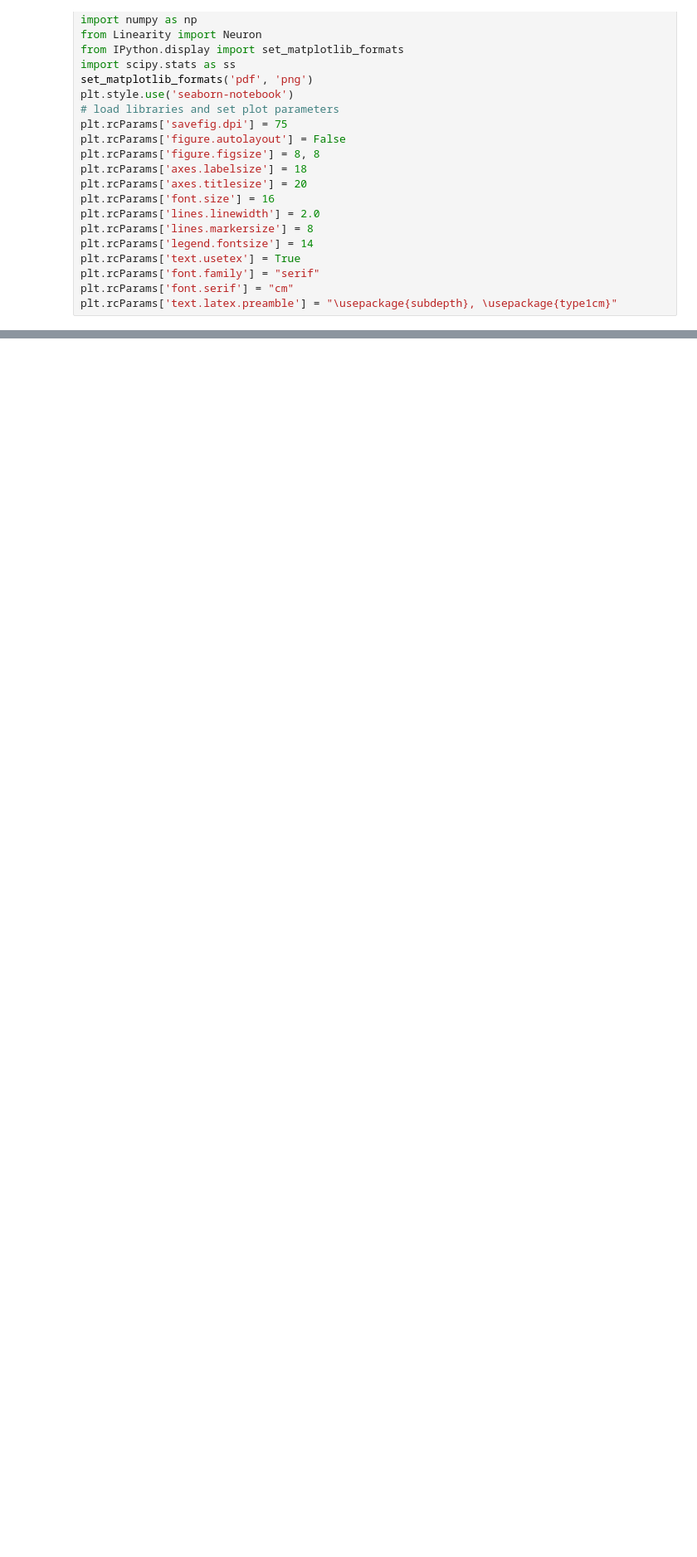
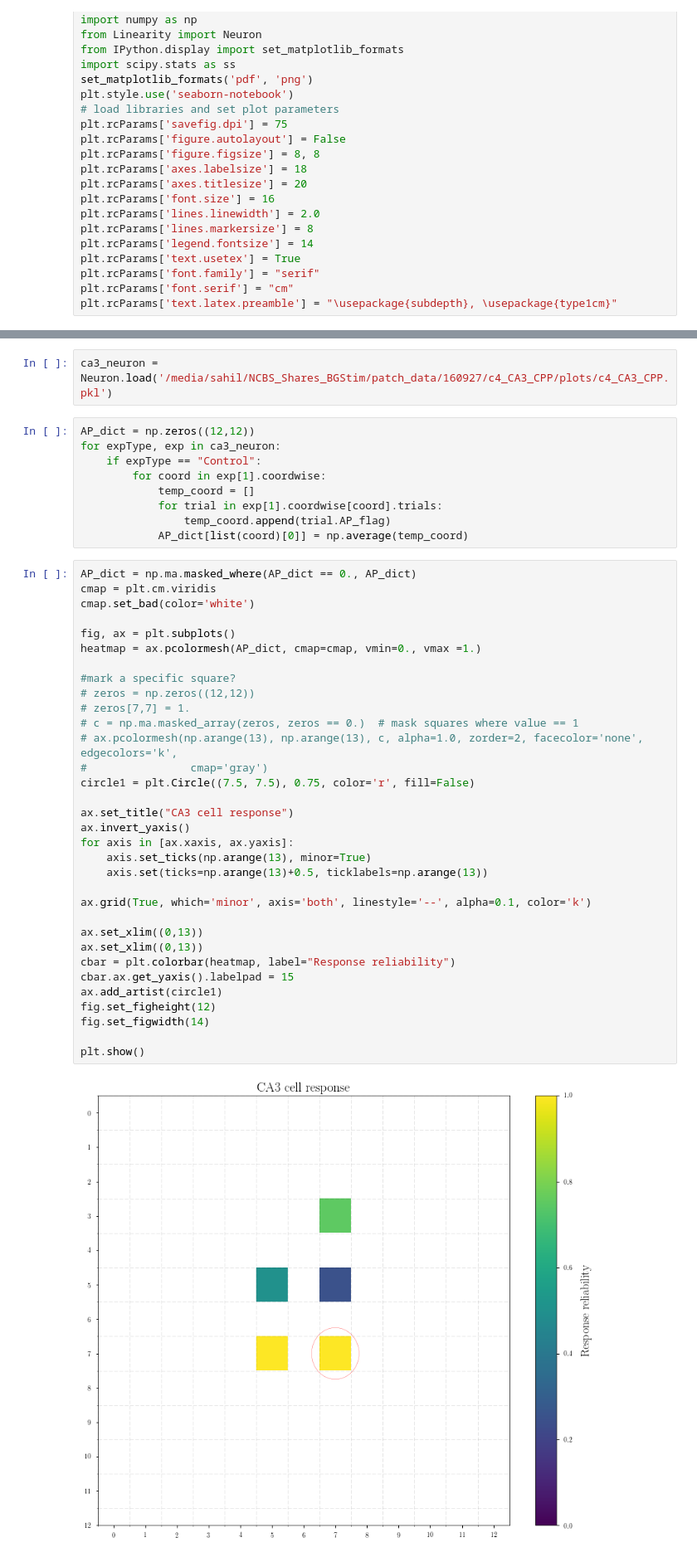
Before and after one commit to sahilm89/linearity, a Jupyter notebook: Paper_Figures/Figure 1 C,D,F-H,J,K (Methods check).ipynb, the cells around one changed output, grey strips where cells are left out. Shown at 83% size. Drawn from its saved outputs; the diff is of its cells as text; blank space fills up the shorter version.

```diff
--- a/Paper_Figures/Figure 1 C,D,F-H,J,K (Methods check).ipynb
+++ b/Paper_Figures/Figure 1 C,D,F-H,J,K (Methods check).ipynb
@@ -26,0 +29,46 @@ plt.rcParams['text.latex.preamble'] = "\usepackage{subdepth}, \usepackage{type1c
+# %%
+ca3_neuron = Neuron.load('/media/sahil/NCBS_Shares_BGStim/patch_data/160927/c4_CA3_CPP/plots/c4_CA3_CPP.pkl')
+# %%
+AP_dict = np.zeros((12,12))
+for expType, exp in ca3_neuron:
+    if expType == "Control":
+        for coord in exp[1].coordwise:
+            temp_coord = []
+            for trial in exp[1].coordwise[coord].trials:
+                temp_coord.append(trial.AP_flag)
+            AP_dict[list(coord)[0]] = np.average(temp_coord)
+# %%
+AP_dict = np.ma.masked_where(AP_dict == 0., AP_dict)
+cmap = plt.cm.viridis
+cmap.set_bad(color='white')
+
+fig, ax = plt.subplots()
+heatmap = ax.pcolormesh(AP_dict, cmap=cmap, vmin=0., vmax =1.)
+
+#mark a specific square?
+# zeros = np.zeros((12,12))
+# zeros[7,7] = 1.
+# c = np.ma.masked_array(zeros, zeros == 0.)  # mask squares where value == 1
+# ax.pcolormesh(np.arange(13), np.arange(13), c, alpha=1.0, zorder=2, facecolor='none', edgecolors='k',
+#                cmap='gray')
+circle1 = plt.Circle((7.5, 7.5), 0.75, color='r', fill=False)
+
+ax.set_title("CA3 cell response")
+ax.invert_yaxis()
+for axis in [ax.xaxis, ax.yaxis]:
+    axis.set_ticks(np.arange(13), minor=True)
+    axis.set(ticks=np.arange(13)+0.5, ticklabels=np.arange(13))
+
+ax.grid(True, which='minor', axis='both', linestyle='--', alpha=0.1, color='k')
+
+ax.set_xlim((0,13))
+ax.set_xlim((0,13))
+cbar = plt.colorbar(heatmap, label="Response reliability")
+cbar.ax.get_yaxis().labelpad = 15
+ax.add_artist(circle1)
+fig.set_figheight(12)
+fig.set_figwidth(14)
+
+plt.show()
+# %% [output]
+[figure, added]
```
Also changed, not shown: parts of 23 cells of this notebook, 28 other files.
